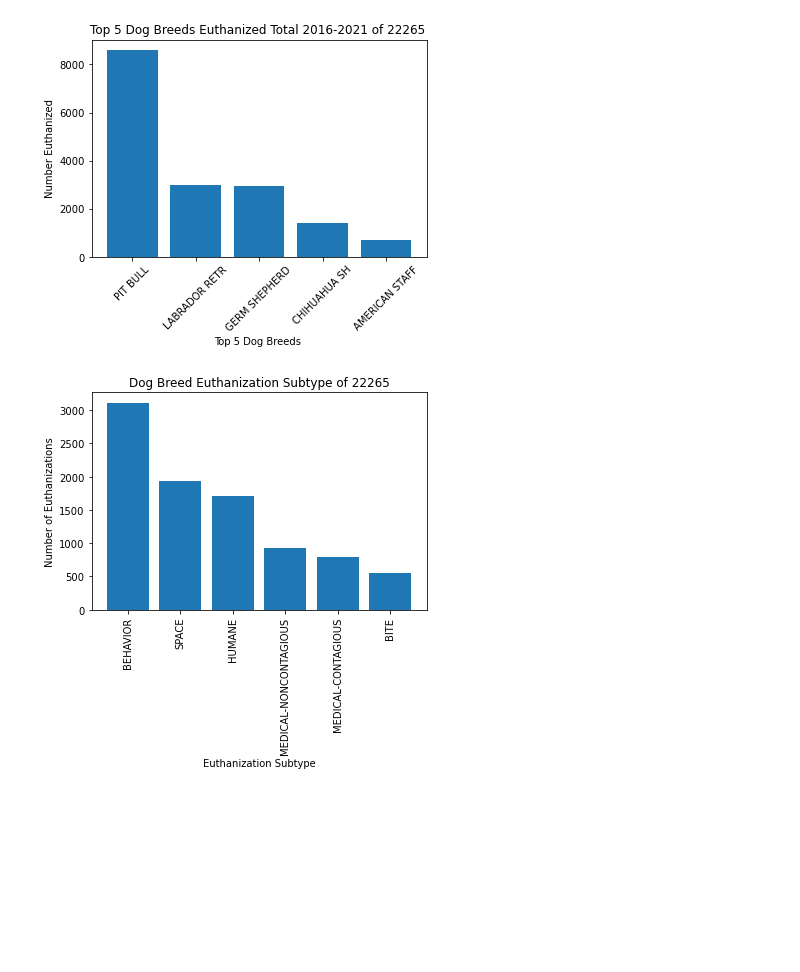
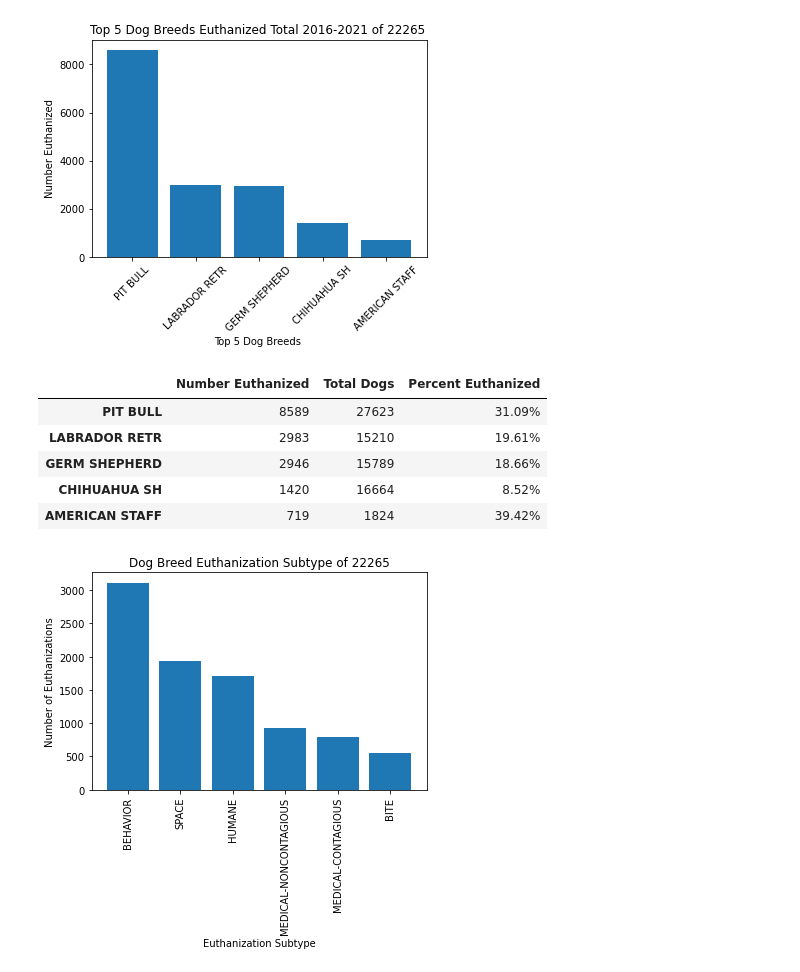
Before and after one commit to jconcha56429/Project1, a Jupyter notebook: Euthanization/Euthanization.ipynb, the cells around one changed output. Saved outputs shown, nothing was run; the diff lists cells and outputs as text; code cells hidden in the pictures; blank space fills up the shorter version.

```diff
--- a/Euthanization/Euthanization.ipynb
+++ b/Euthanization/Euthanization.ipynb
@@ -86,3 +101,20 @@ plt.show()
+# %%
+total_top5_dogs = []
+for top5_index in dog_count.index:
+    total_top5_dogs.append(len(shelter_data_df.loc[shelter_data_df['Animal Breed'] == top5_index]))
+dog_euth_percent = pd.DataFrame(dog_count)
+dog_euth_percent['Total Dogs'] = total_top5_dogs
+dog_euth_percent['Percent Euthanized'] = round((dog_euth_percent['Animal Breed'])/(dog_euth_percent['Total Dogs'])*100,2)
+dog_euth_percent['Percent Euthanized'] = dog_euth_percent['Percent Euthanized'].astype(str) + '%'
+dog_euth_percent = dog_euth_percent.rename(columns={'Animal Breed':'Number Euthanized'})
+dog_euth_percent
+# %% [output]
+|  | Number Euthanized | Total Dogs | Percent Euthanized |
+| PIT BULL | 8589 | 27623 | 31.09% |
+| LABRADOR RETR | 2983 | 15210 | 19.61% |
+| GERM SHEPHERD | 2946 | 15789 | 18.66% |
+| CHIHUAHUA SH | 1420 | 16664 | 8.52% |
+| AMERICAN STAFF | 719 | 1824 | 39.42% |
 # %%
 # dog by euthanization subtype
 sub_dog = sub_euth.loc[sub_euth['Animal Type'] == 'DOG']
```
Also changed, not shown: parts of 2 cells of this notebook.
